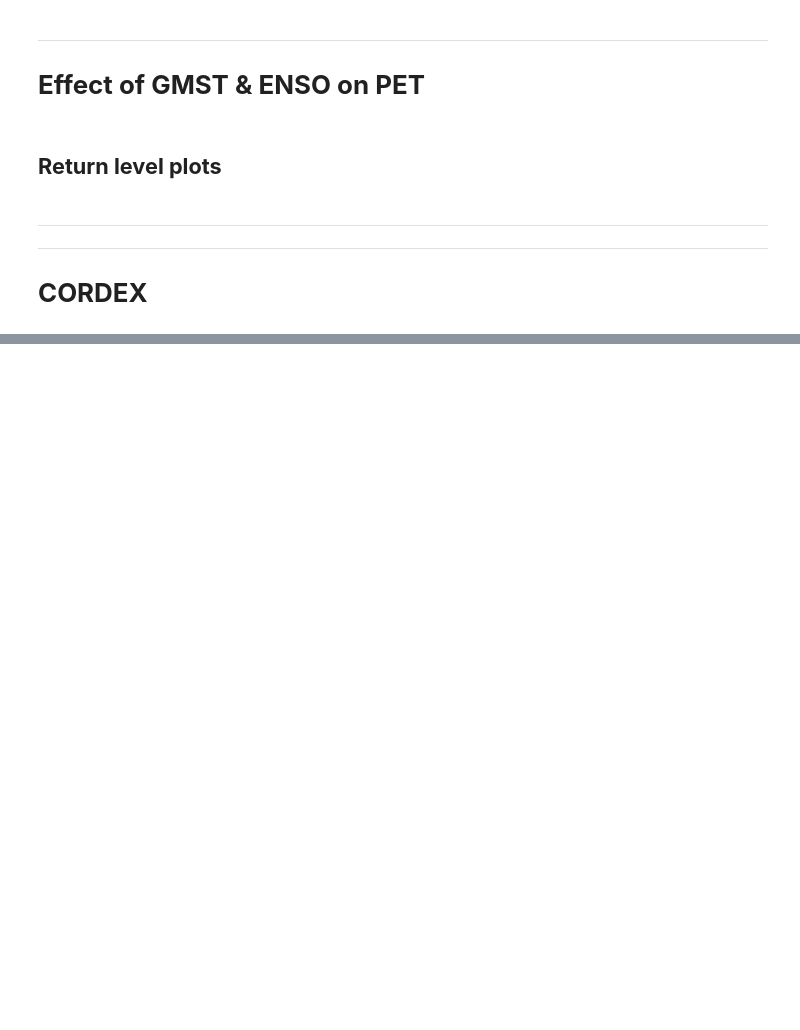
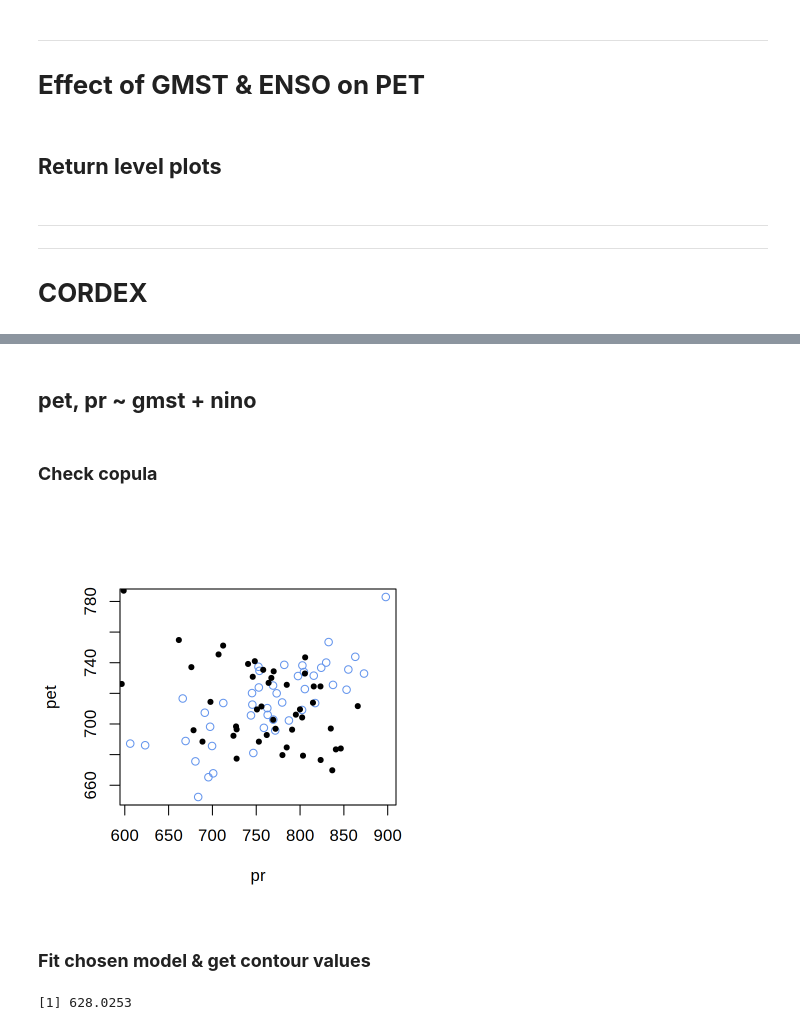
Before and after one commit to clairbarnes/wwa-current, a Jupyter notebook: 24-01_amazon-drought/amazon-drought_1R_trend-fitting.ipynb, the cells around one changed output, grey strips where cells are left out. Drawn from its saved outputs; the diff is of its cells as text; code cells hidden in the pictures; blank space fills up the shorter version.

```diff
--- a/24-01_amazon-drought/amazon-drought_1R_trend-fitting.ipynb
+++ b/24-01_amazon-drought/amazon-drought_1R_trend-fitting.ipynb
@@ -788,0 +866,53 @@ write.csv(res, paste0("res_",varnm,"6_cordex_gmst-only.csv"))
+# %%
+# load data
+gmst <- read.fwf("ts/gmst.dat", comment.char = "#", widths = c(5,15), col.names = c("year", "gmst"))
+
+nino34 <- read.csv("ts/nino34_det.csv", col.names = c("year", "nino34"))
+nino34$nino34 <- filter(nino34$nino34, rep(1/6,6), sides = 1)
+nino34 <- nino34[substr(nino34$year,6,7) == "11",]
+nino34$year <- substr(nino34$year,1,4)
+
+pet <- read.csv("ts/cx_pet6_ms.csv")
+pr <- read.csv("ts/cx_pr6_ms.csv", col.names = c("year", "pr"))
+
+# compile into single dataframe
+df <- merge(merge(merge(gmst, nino34), pet), pr)
+
+gmst_2023 <- df$gmst[df$year == 2023]
+nino_2023 <- df$nino34[df$year == 2023]
+
+# covariates to define scenarios
+cov_2023 <- df[df$year == 2023,c("gmst","nino34")]
+cov_hist <- data.frame(gmst = gmst_2023 - 1.2, nino34 = nino_2023)
+cov_neut <- data.frame(gmst = gmst_2023, nino34 = 0)
+cov_neuthist <- data.frame(gmst = gmst_2023 - 1.2, nino34 = 0)
+# %% [markdown]
+## **pet, pr ~ gmst + nino**
+# %%
+# fit marginal distributions
+mdl_pet <- fit_ns("norm", type = "shift", data = df, varnm = "pet", covnm = c("gmst", "nino34"), lower = F)
+mdl_pr <- fit_ns("norm", type = "fixeddisp", data = df, varnm = "pr", covnm = c("gmst", "nino34"), lower = T)
+# don't need to specify lower tail with MVDC, since marginals are handled simultaneously
+
+# transform marginals to U
+u_pr <- map_to_u(mdl_pr)
+u_pet <- map_to_u(mdl_pet)
+# %% [markdown]
+### **Check copula**
+# %%
+# fit copula to u,v pairs, generate a sample
+fitted_copula <- fitCopula(tCopula(), data = cbind(u_pr, u_pet), hideWarnings = T)  # warning message about using df.fixed is irrelevant: can't actually change this setting
+
+fitted_mvdc <- mvdc(copula = tCopula(coef(fitted_copula)["rho.1"], df = round(coef(fitted_copula)["df"], 0)),
+                    margins=c("norm", "norm"), paramMargins=list(list(mean=mean(df$pr), sd=sd(df$pr)), list(mean=mean(df$pet), sd=sd(df$pet))))
+
+set.seed(42)
+mvsamp <- rMvdc(nrow(df), fitted_mvdc)
+colnames(mvsamp) <- c("pr", "pet")
+
+plot(mvsamp, col = "cornflowerblue")
+points(df$pr, df$pet, pch = 20, col = "black")
+# %% [output]
+[figure, added]
+# %% [markdown]
+### **Fit chosen model & get contour values**
@@ -788,0 +938,5 @@ write.csv(res, paste0("res_",varnm,"6_cordex_gmst-only.csv"))
+# %%
+# and check using those PI marginals - should give the same joint return period
+1/pCopula(c(map_to_u(mdl_pr, rl_pr$"hist", cov_hist), map_to_u(mdl_pet, rl_pet$"hist", cov_hist)), cfit)
+# %% [output]
+[1] 628.0253
```
Also changed, not shown: parts of 18 cells of this notebook, 1 other file.
